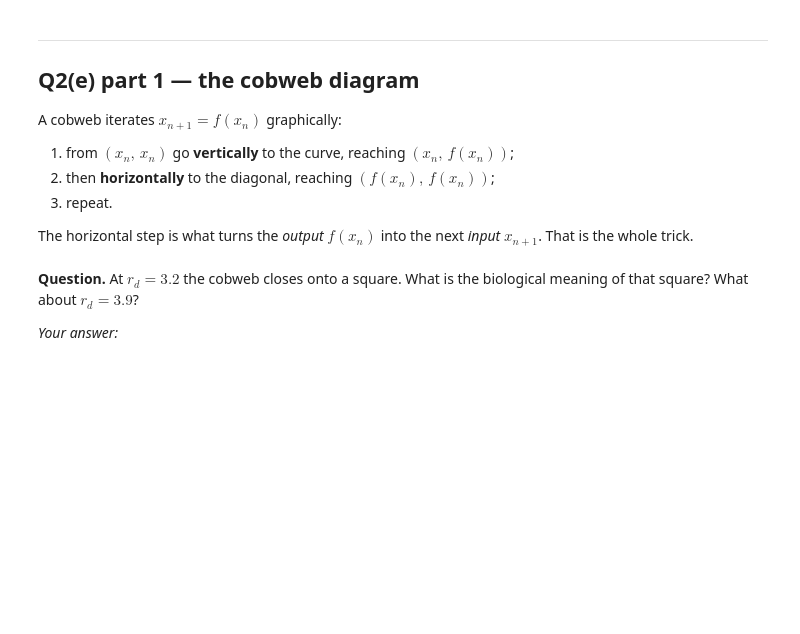
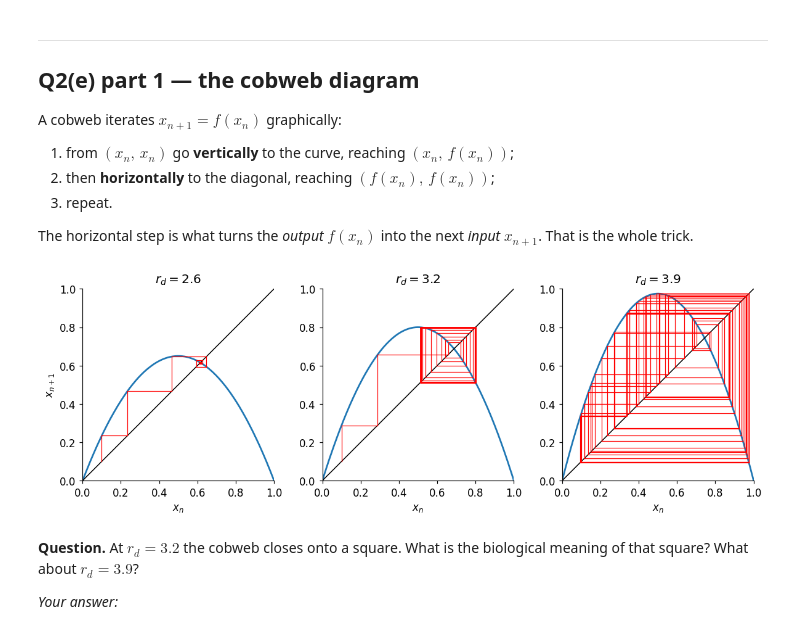
Before and after one commit to dylansharpe19/Mathematical-Modelling, a Jupyter notebook: Week1/week1_template.ipynb, the cells around one changed output. Saved outputs shown, nothing was run; the diff lists cells and outputs as text; code cells hidden in the pictures; blank space fills up the shorter version.

```diff
--- a/Week1/week1_template.ipynb
+++ b/Week1/week1_template.ipynb
@@ -42,31 +42,33 @@ $x_{n+1}$. That is the whole trick.
 # %%
 rdvals = [2.6, 3.2, 3.9]     # try these three (r_d, the MAP parameter)
 x0     = 0.10                # initial condition
 nIter  = 60                  # number of iterations
 
 fig, axes = plt.subplots(1, 3, figsize=(11, 3.6))
 
 for ax, rd in zip(axes, rdvals):
     xgrid = np.linspace(0, 1, 400)
     ax.plot(xgrid, logistic_map(xgrid, rd), color="tab:blue")  # the map
     ax.plot(xgrid, xgrid, "k-", lw=1)                          # the diagonal y = x
 
     x = x0
     for n in range(nIter):
         y = logistic_map(x, rd)
         # A cobweb step is two line segments. Each ax.plot below takes a list of
         # two x-coordinates and a list of two y-coordinates.
         # TODO: vertical segment, from (x, x) up/down to (x, y).
-        # ax.plot([?, ?], [?, ?], "r-", lw=0.8)
+        ax.plot([x, x], [x, y], "r-", lw=0.8)
         # TODO: horizontal segment, from (x, y) across to (y, y).
-        # ax.plot([?, ?], [?, ?], "r-", lw=0.8)
+        ax.plot([x, y], [y, y], "r-", lw=0.8)
         x = y                                    # the new x_n is the old x_{n+1}
 
     ax.set(xlim=(0, 1), ylim=(0, 1), xlabel="$x_n$", title=f"$r_d = {rd}$")
     ax.set_aspect("equal")
 axes[0].set_ylabel("$x_{n+1}$")
 plt.tight_layout()
 plt.show()
+# %% [output]
+[figure, added]
 # %% [markdown]
 **Question.** At $r_d = 3.2$ the cobweb closes onto a square. What is the
 biological meaning of that square? What about $r_d = 3.9$?
```
Also changed, not shown: parts of 3 cells of this notebook.
